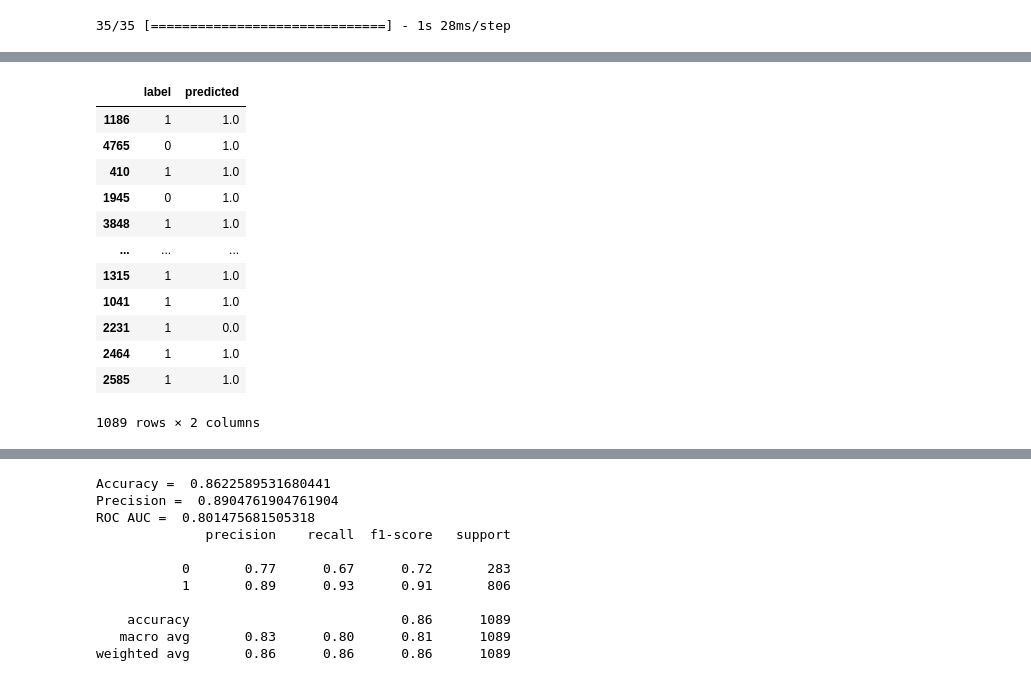
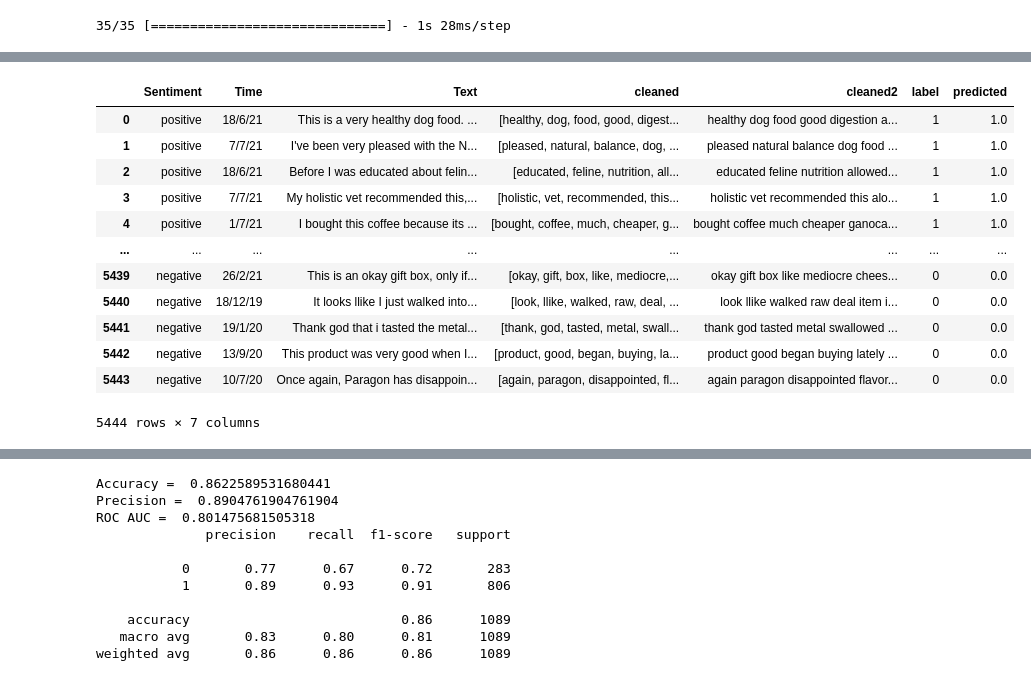
Before and after one commit to NNIIGGEE/DSA4263_T00, a Jupyter notebook: notebooks/LSTM_SentimentAnalysis.ipynb, the cells around one changed output, grey strips where cells are left out. Drawn from its saved outputs; the diff is of its cells as text; code cells hidden in the pictures.

Commit message:
cleaned preprocess

```diff
--- a/notebooks/LSTM_SentimentAnalysis.ipynb
+++ b/notebooks/LSTM_SentimentAnalysis.ipynb
@@ -371,6 +371,9 @@ y_pred = model.predict(x_test)
 # %% [output]
 35/35 [==============================] - 1s 28ms/step
 # %%
-df_out = pd.DataFrame(y_test)
-df_out
+# df_out = pd.DataFrame(y_test)
+# df_out
+
+predicted = model.predict(padded_sequences)
+predicted
 # %% [output]
@@ -390,20 +388,20 @@ df_out
-# %%
-df_out['predicted'] = y_pred.round()
-df_out
-# %% [output]
-|  | label | predicted |
-| 1186 | 1 | 1.0 |
-| 4765 | 0 | 1.0 |
-| 410 | 1 | 1.0 |
-| 1945 | 0 | 1.0 |
-| 3848 | 1 | 1.0 |
-| ... | ... | ... |
-| 1315 | 1 | 1.0 |
-| 1041 | 1 | 1.0 |
-| 2231 | 1 | 0.0 |
-| 2464 | 1 | 1.0 |
-| 2585 | 1 | 1.0 |
-1089 rows × 2 columns
+# %%
+data['predicted'] = predicted.round()
+data
+# %% [output]
+|  | Sentiment | Time | Text | cleaned | cleaned2 | label | predicted |
+| 0 | positive | 18/6/21 | This is a very healthy dog food. ... | [healthy, dog, food, good, digest... | healthy dog food good digestion a... | 1 | 1.0 |
+| 1 | positive | 7/7/21 | I've been very pleased with the N... | [pleased, natural, balance, dog, ... | pleased natural balance dog food ... | 1 | 1.0 |
+| 2 | positive | 18/6/21 | Before I was educated about felin... | [educated, feline, nutrition, all... | educated feline nutrition allowed... | 1 | 1.0 |
+| 3 | positive | 7/7/21 | My holistic vet recommended this,... | [holistic, vet, recommended, this... | holistic vet recommended this alo... | 1 | 1.0 |
+| 4 | positive | 1/7/21 | I bought this coffee because its ... | [bought, coffee, much, cheaper, g... | bought coffee much cheaper ganoca... | 1 | 1.0 |
+| ... | ... | ... | ... | ... | ... | ... | ... |
+| 5439 | negative | 26/2/21 | This is an okay gift box, only if... | [okay, gift, box, like, mediocre,... | okay gift box like mediocre chees... | 0 | 0.0 |
+| 5440 | negative | 18/12/19 | It looks llike I just walked into... | [look, llike, walked, raw, deal, ... | look llike walked raw deal item i... | 0 | 0.0 |
+| 5441 | negative | 19/1/20 | Thank god that i tasted the metal... | [thank, god, tasted, metal, swall... | thank god tasted metal swallowed ... | 0 | 0.0 |
+| 5442 | negative | 13/9/20 | This product was very good when I... | [product, good, began, buying, la... | product good began buying lately ... | 0 | 0.0 |
+| 5443 | negative | 10/7/20 | Once again, Paragon has disappoin... | [again, paragon, disappointed, fl... | again paragon disappointed flavor... | 0 | 0.0 |
+5444 rows × 7 columns
 # %%
 predicted_df = data.merge(df_out, left_index=True, right_index=True)
 predicted_df
```
Also changed, not shown: parts of 4 cells of this notebook, 3 other files.
